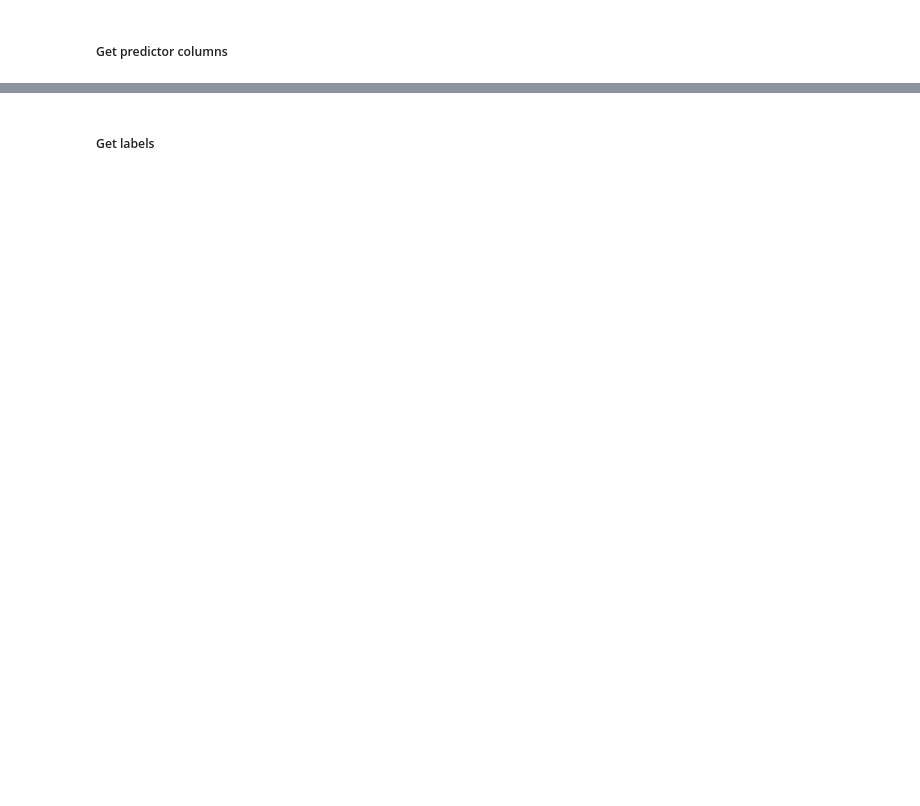
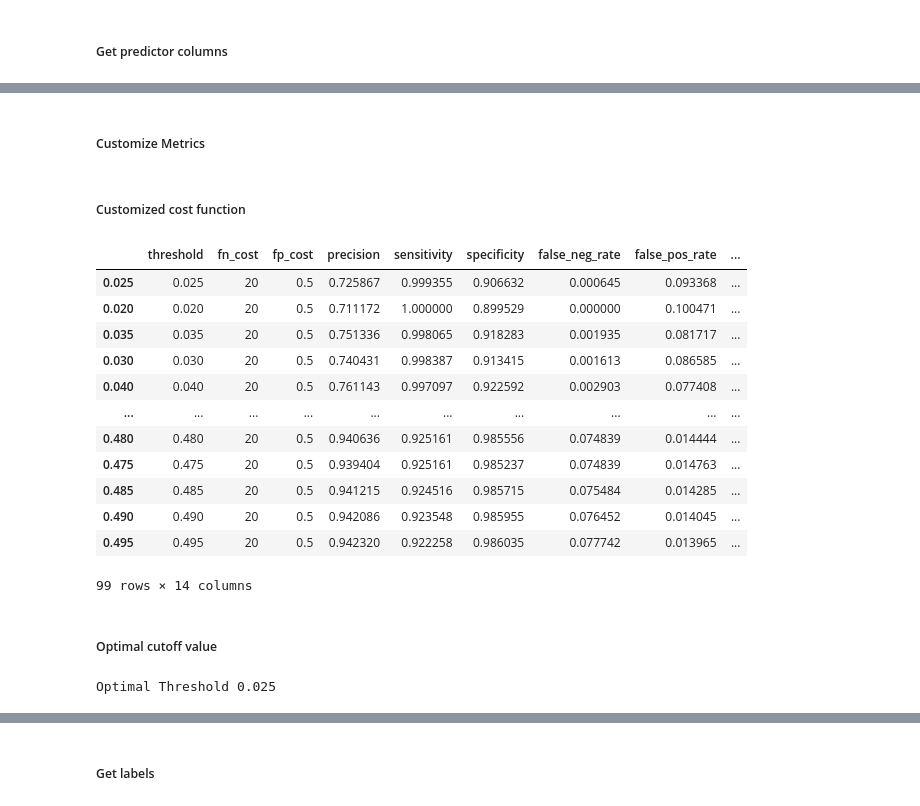
Before and after one commit to deloresmincarelli/JetEngineLSTM, a Jupyter notebook: JetEngineLSTM.ipynb, the cells around one changed output, grey strips where cells are left out. Drawn from its saved outputs; the diff is of its cells as text; code cells hidden in the pictures; blank space fills up the shorter version.

```diff
--- a/JetEngineLSTM.ipynb
+++ b/JetEngineLSTM.ipynb
@@ -358,15 +473,16 @@ Number of columns: 30
 # %%
-# function to reshape features into (samples, time steps, features)
+# Generator
 def gen_sequence(id_df, seq_length, seq_cols):
-    """ Only sequences that meet the window-length are considered, no padding is used. This means for testing
-    we need to drop those which are below the window-length. An alternative would be to pad sequences so that
-    we can use shorter ones """
+    '''generates sequences, aka, rolling windows defined by sequence_length.  The result will alway be fewer rows
+    than orig dataset because must have complete sequence_length in a sequence (no padding).  See the example a few cells down
+    for what this function does using simple df'''
+
     data_array = id_df[seq_cols].values
     num_elements = data_array.shape[0]  #rows
 
     # In Python, the zip() function is used to combine elements from two or more iterable objects
     # and create an iterator that returns tuples containing elements from each of the iterables.
-    # share = rows
+
     for start, stop in zip(range(0, num_elements-seq_length), range(seq_length, num_elements)):
         yield data_array[start:stop, :]
 # %% [markdown]
@@ -409,0 +505,20 @@ train_df.tail(2)
+# %%
+# test our the generator using a simple example
+
+# Input DataFrame
+id_df = pd.DataFrame({
+    'id': [1, 1, 1, 1, 2, 2, 2, 2, 2],
+    'value1': [10, 20, 30, 40, 50, 60, 70, 80, 90],
+    'value2': [1, 2, 3, 4, 5, 6, 7, 8, 9]
+})
+
+# Parameters
+seq_length = 3
+seq_cols = ['value1', 'value2']
+
+# Generate sequences using the gen_sequence function
+sequences = gen_sequence(id_df, seq_length, seq_cols)
+
+# Print the generated sequences
+for sequence in sequences:
+    print(sequence)
@@ -428,0 +577,8 @@ seq_array.shape  #number records, number rows in the sequence, number cols
+# %%
+# generate labels
+label_gen = [gen_labels(train_df[train_df['id']==id], sequence_length, ['fail_in_30_label'])
+             for id in train_df['id'].unique()]
+label_array = np.concatenate(label_gen).astype(np.float32)
+
+label_array.shape
+# pd.DataFrame(label_array).head()
@@ -428,0 +712,4 @@ seq_array.shape  #number records, number rows in the sequence, number cols
+# %% [markdown]
+##### Customize Metrics
+# %% [markdown]
+##### Customized cost function
@@ -428,0 +774,26 @@ seq_array.shape  #number records, number rows in the sequence, number cols
+# %%
+# Results over many thresholds - we are trying to reduce the overall "cost"
+train_results_df = compute_metrics(y_pred, label_array, cutoff=0, fn_cost=20, fp_cost=0.5)
+train_results_df
+# %% [output]
+|  | threshold | fn_cost | fp_cost | precision | sensitivity | specificity | false_neg_rate | false_pos_rate | ... |
+| 0.025 | 0.025 | 20 | 0.5 | 0.725867 | 0.999355 | 0.906632 | 0.000645 | 0.093368 | ... |
+| 0.020 | 0.020 | 20 | 0.5 | 0.711172 | 1.000000 | 0.899529 | 0.000000 | 0.100471 | ... |
+| 0.035 | 0.035 | 20 | 0.5 | 0.751336 | 0.998065 | 0.918283 | 0.001935 | 0.081717 | ... |
+| 0.030 | 0.030 | 20 | 0.5 | 0.740431 | 0.998387 | 0.913415 | 0.001613 | 0.086585 | ... |
+| 0.040 | 0.040 | 20 | 0.5 | 0.761143 | 0.997097 | 0.922592 | 0.002903 | 0.077408 | ... |
+| ... | ... | ... | ... | ... | ... | ... | ... | ... | ... |
+| 0.480 | 0.480 | 20 | 0.5 | 0.940636 | 0.925161 | 0.985556 | 0.074839 | 0.014444 | ... |
+| 0.475 | 0.475 | 20 | 0.5 | 0.939404 | 0.925161 | 0.985237 | 0.074839 | 0.014763 | ... |
+| 0.485 | 0.485 | 20 | 0.5 | 0.941215 | 0.924516 | 0.985715 | 0.075484 | 0.014285 | ... |
+| 0.490 | 0.490 | 20 | 0.5 | 0.942086 | 0.923548 | 0.985955 | 0.076452 | 0.014045 | ... |
+| 0.495 | 0.495 | 20 | 0.5 | 0.942320 | 0.922258 | 0.986035 | 0.077742 | 0.013965 | ... |
+99 rows × 14 columns
+# %% [markdown]
+##### Optimal cutoff value
+# %%
+optimal_threshold = round(train_results_df['threshold'].iloc[0],3)
+
+print("Optimal Threshold", optimal_threshold)
+# %% [output]
+Optimal Threshold 0.025
```
Also changed, not shown: parts of 113 cells of this notebook.
